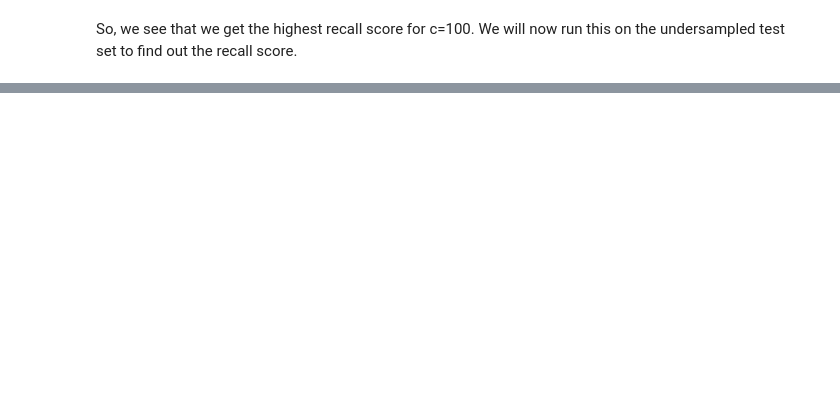
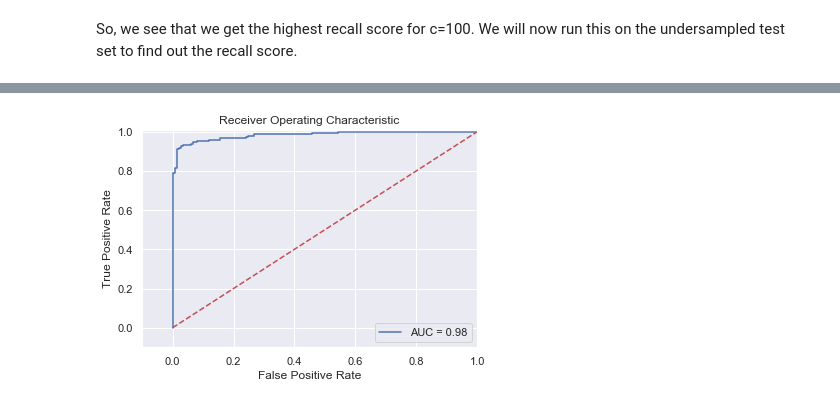
Before and after one commit to ameyathaley/Credit-Card-Fraud-Detection, a Jupyter notebook: Data Exploration and Simple Under sampling.ipynb, the cells around one changed output, grey strips where cells are left out. Saved outputs shown, nothing was run; the diff lists cells and outputs as text; code cells hidden in the pictures; blank space fills up the shorter version.

```diff
--- a/Data Exploration and Simple Under sampling.ipynb
+++ b/Data Exploration and Simple Under sampling.ipynb
@@ -217,0 +259,20 @@ So, we see that we get the highest recall score for c=100. We will now run this
+# %%
+# ROC CURVE
+lr = LogisticRegression(C = 100, penalty = 'l1')
+y_pred_undersample_score = lr.fit(X_train_undersample,y_train_undersample.values.ravel()).decision_function(X_test_undersample.values)
+
+fpr, tpr, thresholds = roc_curve(y_test_undersample.values.ravel(),y_pred_undersample_score)
+roc_auc = auc(fpr,tpr)
+
+# Plot ROC
+plt.title('Receiver Operating Characteristic')
+plt.plot(fpr, tpr, 'b',label='AUC = %0.2f'% roc_auc)
+plt.legend(loc='lower right')
+plt.plot([0,1],[0,1],'r--')
+plt.xlim([-0.1,1.0])
+plt.ylim([-0.1,1.01])
+plt.ylabel('True Positive Rate')
+plt.xlabel('False Positive Rate')
+plt.show()
+# %% [output]
+[figure, added]
```
Also changed, not shown: parts of 5 cells of this notebook.
